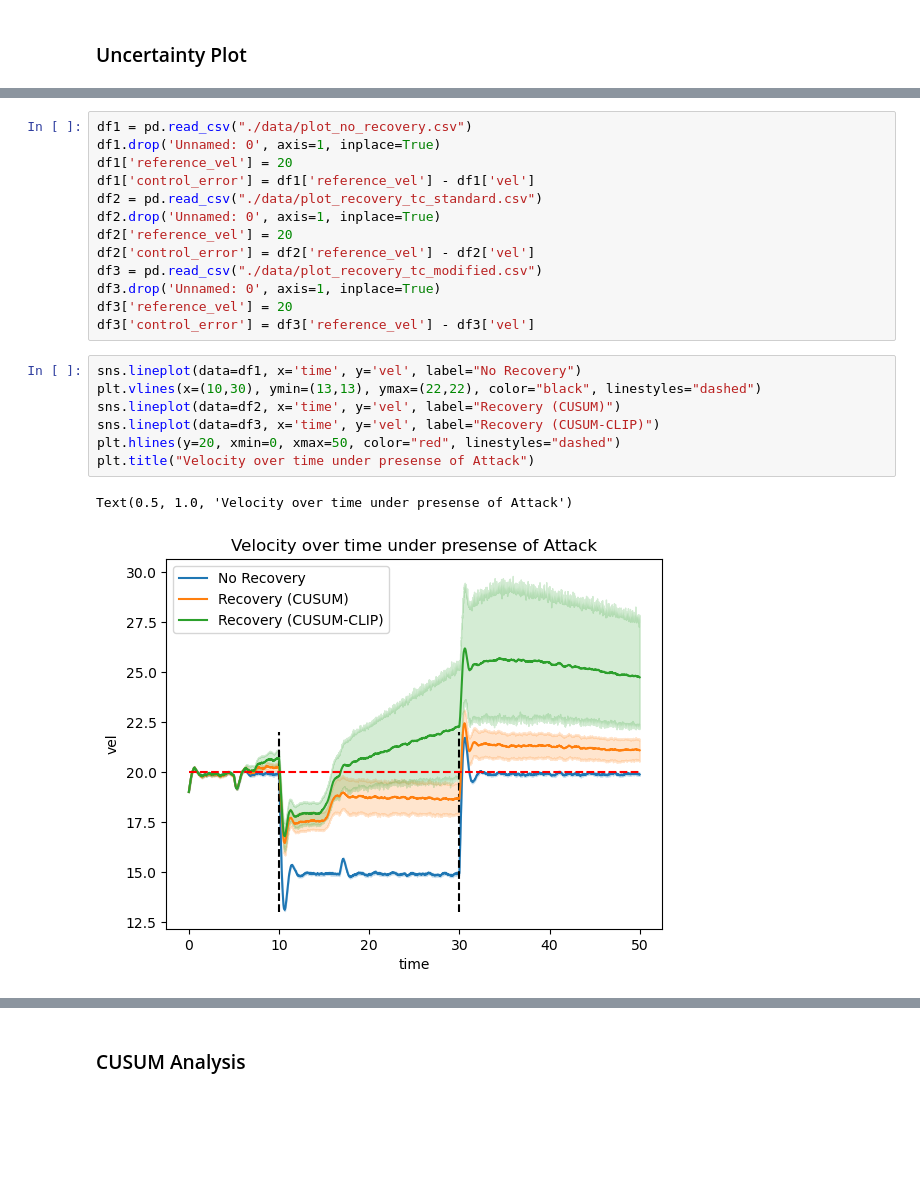
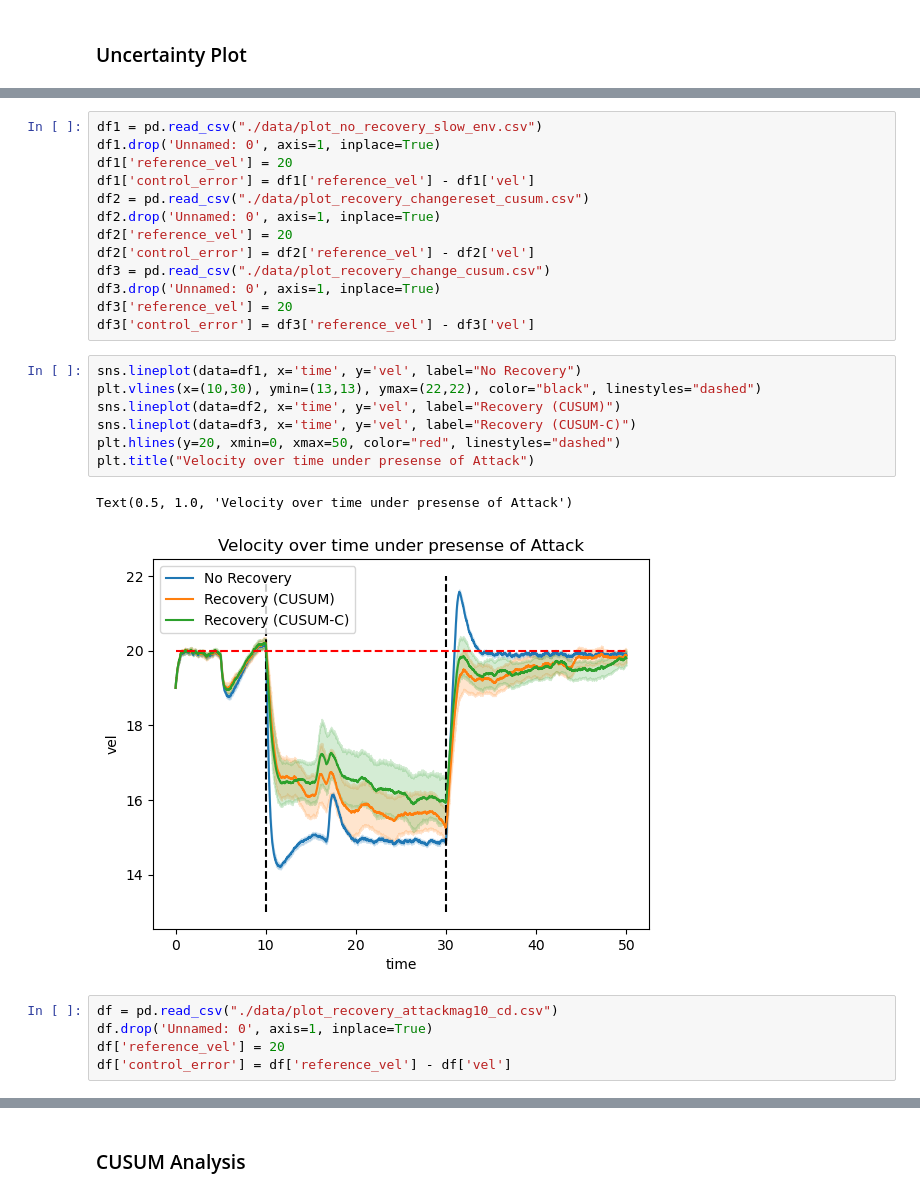
Before and after one commit to axel99andersson/control-systems-lib, a Jupyter notebook: eda.ipynb, the cells around one changed output, grey strips where cells are left out. Drawn from its saved outputs; the diff is of its cells as text; blank space fills up the shorter version.

```diff
--- a/eda.ipynb
+++ b/eda.ipynb
@@ -687,23 +622,28 @@ Updated
 # %%
-df1 = pd.read_csv("./data/plot_no_recovery.csv")
+df1 = pd.read_csv("./data/plot_no_recovery_slow_env.csv")
 df1.drop('Unnamed: 0', axis=1, inplace=True)
 df1['reference_vel'] = 20
 df1['control_error'] = df1['reference_vel'] - df1['vel']
-df2 = pd.read_csv("./data/plot_recovery_tc_standard.csv")
+df2 = pd.read_csv("./data/plot_recovery_changereset_cusum.csv")
 df2.drop('Unnamed: 0', axis=1, inplace=True)
 df2['reference_vel'] = 20
 df2['control_error'] = df2['reference_vel'] - df2['vel']
-df3 = pd.read_csv("./data/plot_recovery_tc_modified.csv")
+df3 = pd.read_csv("./data/plot_recovery_change_cusum.csv")
 df3.drop('Unnamed: 0', axis=1, inplace=True)
 df3['reference_vel'] = 20
 df3['control_error'] = df3['reference_vel'] - df3['vel']
 # %%
 sns.lineplot(data=df1, x='time', y='vel', label="No Recovery")
 plt.vlines(x=(10,30), ymin=(13,13), ymax=(22,22), color="black", linestyles="dashed")
 sns.lineplot(data=df2, x='time', y='vel', label="Recovery (CUSUM)")
-sns.lineplot(data=df3, x='time', y='vel', label="Recovery (CUSUM-CLIP)")
+sns.lineplot(data=df3, x='time', y='vel', label="Recovery (CUSUM-C)")
 plt.hlines(y=20, xmin=0, xmax=50, color="red", linestyles="dashed")
 plt.title("Velocity over time under presense of Attack")
 # %% [output]
 Text(0.5, 1.0, 'Velocity over time under presense of Attack')
-[figure, old version]
+[figure, new version]
+# %%
+df = pd.read_csv("./data/plot_recovery_attackmag10_cd.csv")
+df.drop('Unnamed: 0', axis=1, inplace=True)
+df['reference_vel'] = 20
+df['control_error'] = df['reference_vel'] - df['vel']
```
Also changed, not shown: parts of 89 cells of this notebook, 6 other files.
